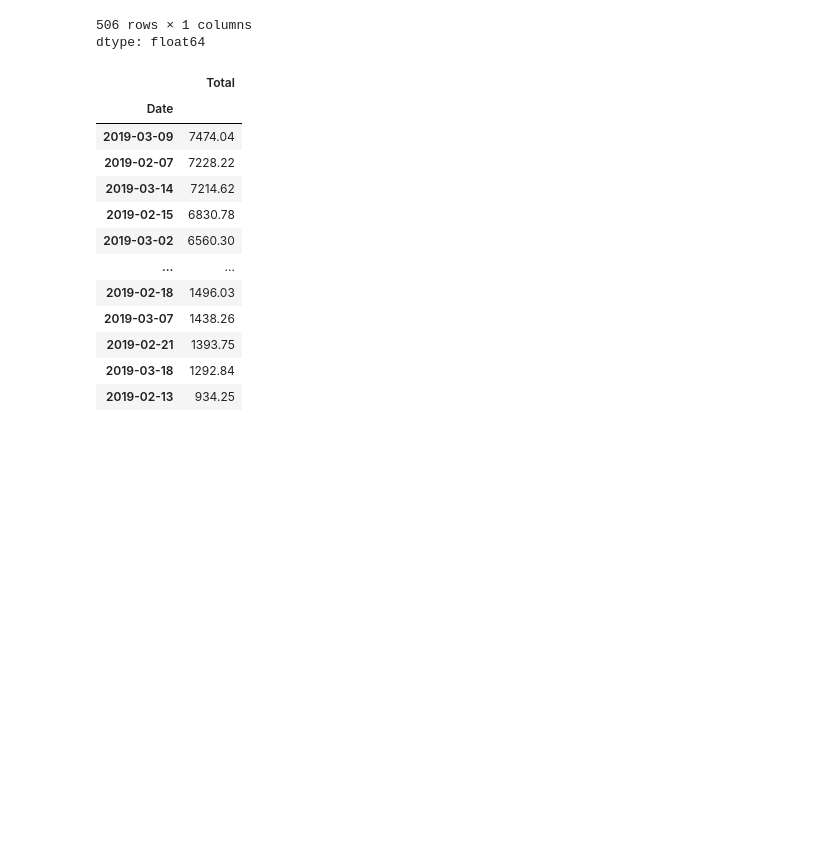
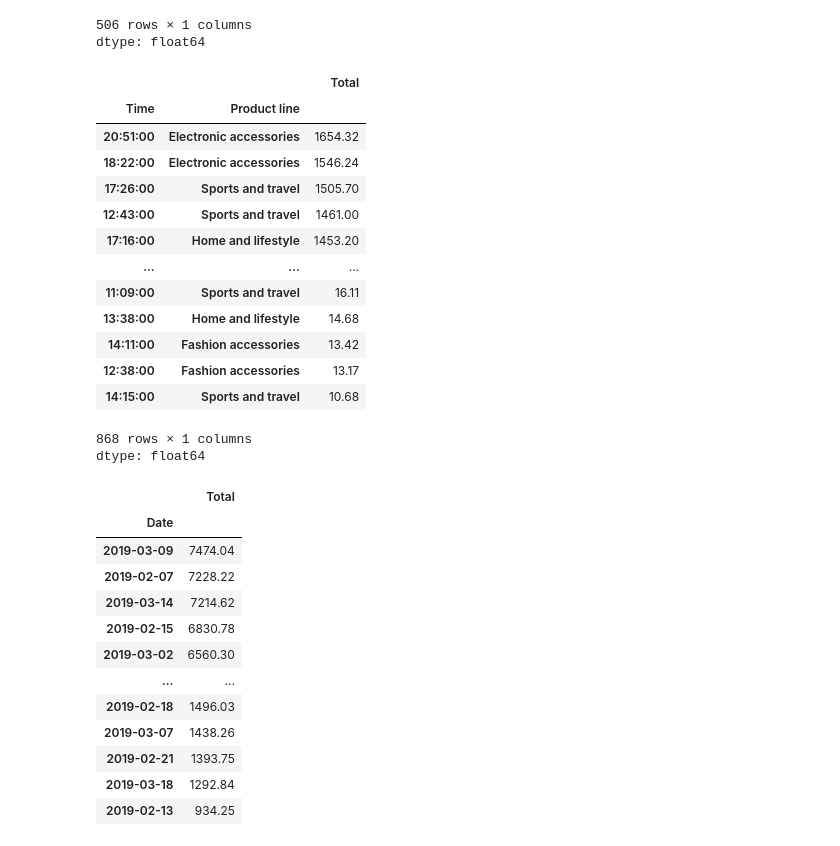
Before and after one commit to Est-didi/Data-practice-projects, a Jupyter notebook: Supermarket_analysis_.ipynb, the cells around one changed output. Drawn from its saved outputs; the diff is of its cells as text; code cells hidden in the pictures; blank space fills up the shorter version.

```diff
--- a/Supermarket_analysis_.ipynb
+++ b/Supermarket_analysis_.ipynb
@@ -188,6 +190,24 @@ hourly_sales
 | 14:11:00 | 13.42 |
 506 rows × 1 columns
 dtype: float64
+# %%
+sup.groupby(['Time', 'Product line'])['Total'].sum().sort_values(ascending = False)
+# %% [output]
+|  |  | Total |
+| Time | Product line |  |
+| 20:51:00 | Electronic accessories | 1654.32 |
+| 18:22:00 | Electronic accessories | 1546.24 |
+| 17:26:00 | Sports and travel | 1505.70 |
+| 12:43:00 | Sports and travel | 1461.00 |
+| 17:16:00 | Home and lifestyle | 1453.20 |
+| ... | ... | ... |
+| 11:09:00 | Sports and travel | 16.11 |
+| 13:38:00 | Home and lifestyle | 14.68 |
+| 14:11:00 | Fashion accessories | 13.42 |
+| 12:38:00 | Fashion accessories | 13.17 |
+| 14:15:00 | Sports and travel | 10.68 |
+868 rows × 1 columns
+dtype: float64
 # %%
 daily_sales = sup.groupby('Date')['Total'].sum().sort_values(ascending = False)
 daily_sales
```
Also changed, not shown: parts of 15 cells of this notebook.
